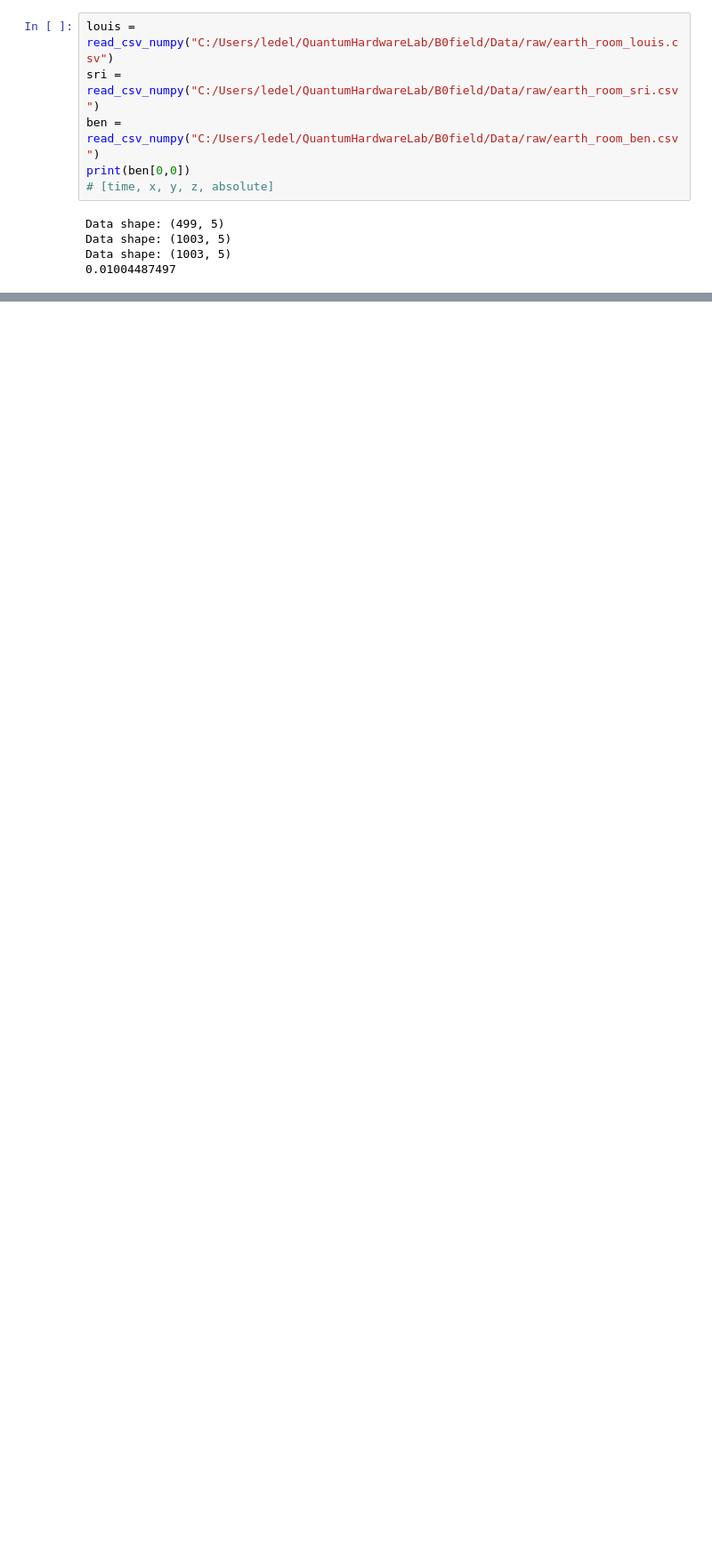
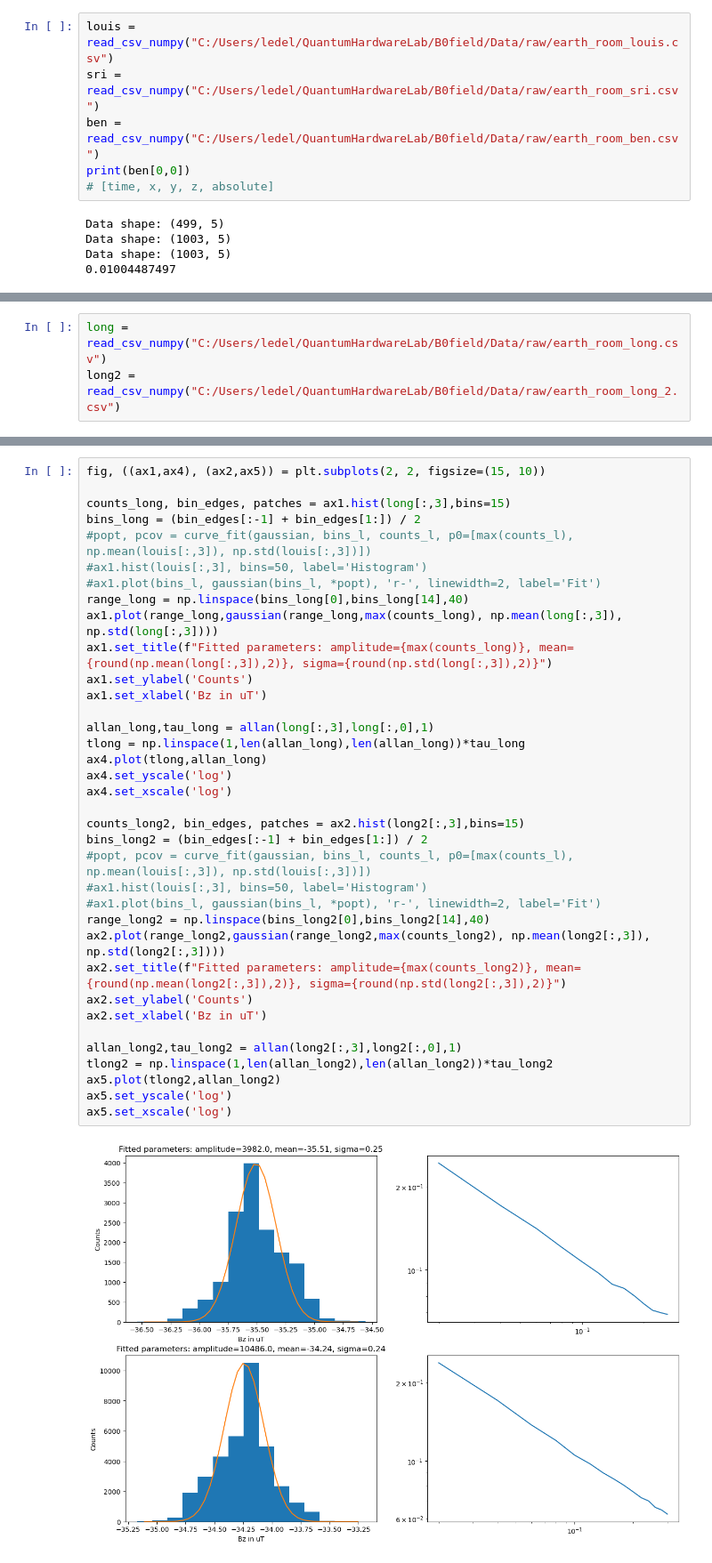
Before and after one commit to edello/QuantumHardwareLab, a Jupyter notebook: B0field/Analysis/B0_test.ipynb, the cells around one changed output, grey strips where cells are left out. Shown at 89% size. Drawn from its saved outputs; the diff is of its cells as text; blank space fills up the shorter version.

Commit message:
Adding info to coil exp and final earth MF measurements + updated skript

```diff
--- a/B0field/Analysis/B0_test.ipynb
+++ b/B0field/Analysis/B0_test.ipynb
@@ -119,0 +236,3 @@ print(x[0])
+# %%
+long = read_csv_numpy("C:/Users/ledel/QuantumHardwareLab/B0field/Data/raw/earth_room_long.csv")
+long2 = read_csv_numpy("C:/Users/ledel/QuantumHardwareLab/B0field/Data/raw/earth_room_long_2.csv")
@@ -119,0 +242,38 @@ print(x[0])
+# %%
+fig, ((ax1,ax4), (ax2,ax5)) = plt.subplots(2, 2, figsize=(15, 10))
+
+counts_long, bin_edges, patches = ax1.hist(long[:,3],bins=15)
+bins_long = (bin_edges[:-1] + bin_edges[1:]) / 2
+#popt, pcov = curve_fit(gaussian, bins_l, counts_l, p0=[max(counts_l), np.mean(louis[:,3]), np.std(louis[:,3])])
+#ax1.hist(louis[:,3], bins=50, label='Histogram')
+#ax1.plot(bins_l, gaussian(bins_l, *popt), 'r-', linewidth=2, label='Fit')
+range_long = np.linspace(bins_long[0],bins_long[14],40)
+ax1.plot(range_long,gaussian(range_long,max(counts_long), np.mean(long[:,3]), np.std(long[:,3])))
+ax1.set_title(f"Fitted parameters: amplitude={max(counts_long)}, mean={round(np.mean(long[:,3]),2)}, sigma={round(np.std(long[:,3]),2)}")
+ax1.set_ylabel('Counts')
+ax1.set_xlabel('Bz in uT')
+
+allan_long,tau_long = allan(long[:,3],long[:,0],1)
+tlong = np.linspace(1,len(allan_long),len(allan_long))*tau_long
+ax4.plot(tlong,allan_long)
+ax4.set_yscale('log')
+ax4.set_xscale('log')
+
+counts_long2, bin_edges, patches = ax2.hist(long2[:,3],bins=15)
+bins_long2 = (bin_edges[:-1] + bin_edges[1:]) / 2
+#popt, pcov = curve_fit(gaussian, bins_l, counts_l, p0=[max(counts_l), np.mean(louis[:,3]), np.std(louis[:,3])])
+#ax1.hist(louis[:,3], bins=50, label='Histogram')
+#ax1.plot(bins_l, gaussian(bins_l, *popt), 'r-', linewidth=2, label='Fit')
+range_long2 = np.linspace(bins_long2[0],bins_long2[14],40)
+ax2.plot(range_long2,gaussian(range_long2,max(counts_long2), np.mean(long2[:,3]), np.std(long2[:,3])))
+ax2.set_title(f"Fitted parameters: amplitude={max(counts_long2)}, mean={round(np.mean(long2[:,3]),2)}, sigma={round(np.std(long2[:,3]),2)}")
+ax2.set_ylabel('Counts')
+ax2.set_xlabel('Bz in uT')
+
+allan_long2,tau_long2 = allan(long2[:,3],long2[:,0],1)
+tlong2 = np.linspace(1,len(allan_long2),len(allan_long2))*tau_long2
+ax5.plot(tlong2,allan_long2)
+ax5.set_yscale('log')
+ax5.set_xscale('log')
+# %% [output]
+[figure, added]
```
Also changed, not shown: parts of 17 cells of this notebook, 14 other files.
